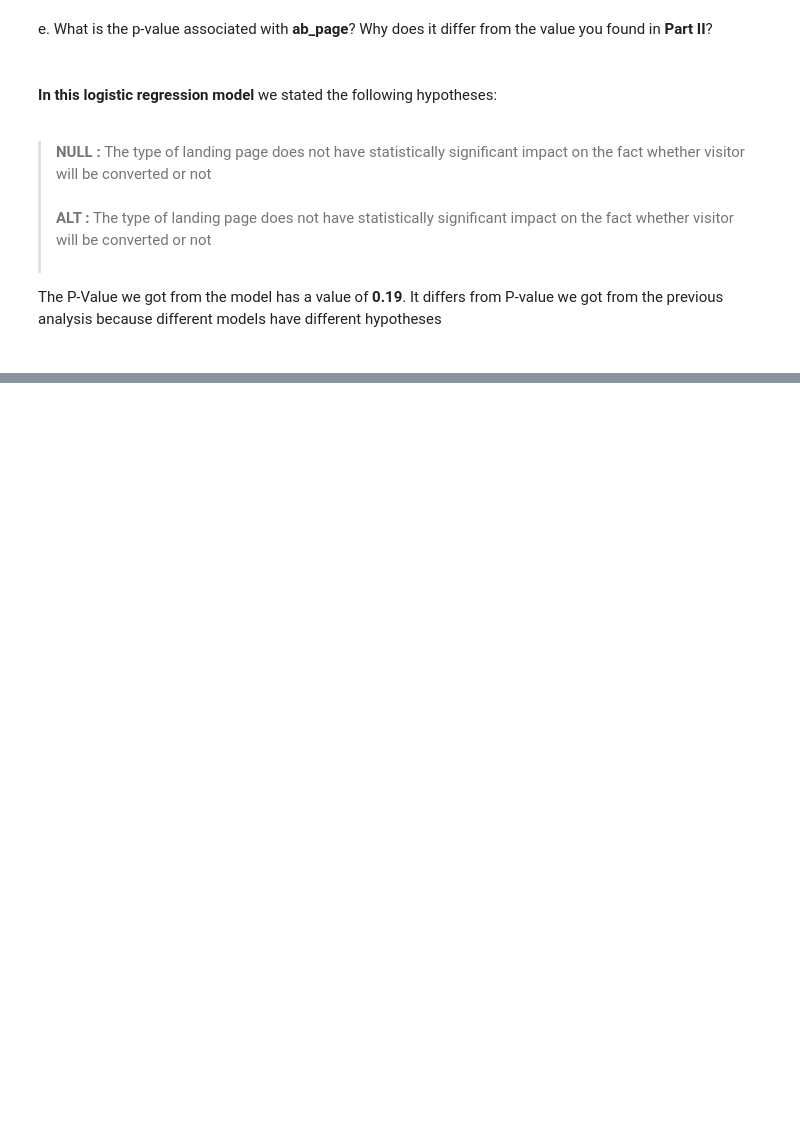
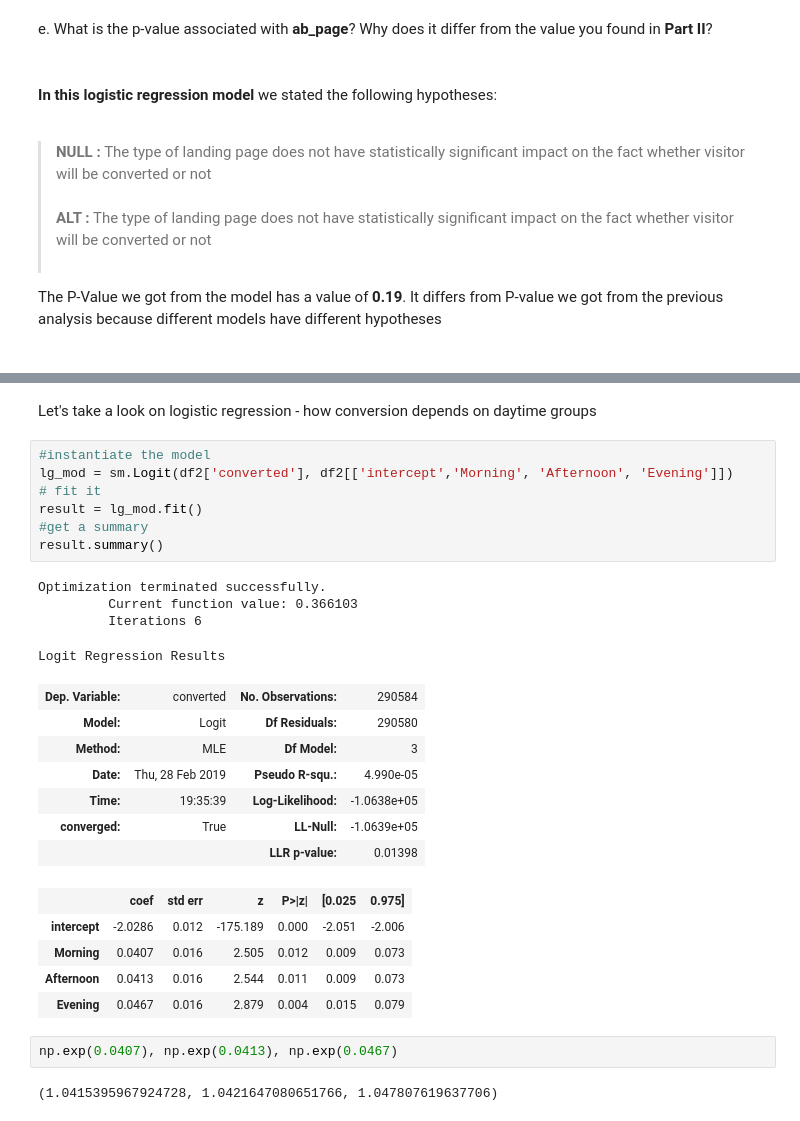
Before and after one commit to Alex-Romanenko/Analyze_ab_test_results, a Jupyter notebook: Analyze_ab_test_results.ipynb, the cells around one changed output, grey strips where cells are left out. Cells and saved outputs as stored; diff of their text form; blank space fills up the shorter version.

```diff
--- a/Analyze_ab_test_results.ipynb
+++ b/Analyze_ab_test_results.ipynb
@@ -396,0 +467,30 @@ The P-Value we got from the model has a value of **0.19**. It differs from P-val
+# %% [markdown]
+Let's take a look on logistic regression  - how conversion depends on daytime groups <br>
+# %%
+#instantiate the model
+lg_mod = sm.Logit(df2['converted'], df2[['intercept','Morning', 'Afternoon', 'Evening']])
+# fit it
+result = lg_mod.fit()
+#get a summary
+result.summary()
+# %% [output]
+Optimization terminated successfully.
+         Current function value: 0.366103
+         Iterations 6
+Logit Regression Results
+| Dep. Variable: | converted | No. Observations: | 290584 |
+| Model: | Logit | Df Residuals: | 290580 |
+| Method: | MLE | Df Model: | 3 |
+| Date: | Thu, 28 Feb 2019 | Pseudo R-squ.: | 4.990e-05 |
+| Time: | 19:35:39 | Log-Likelihood: | -1.0638e+05 |
+| converged: | True | LL-Null: | -1.0639e+05 |
+|  |  | LLR p-value: | 0.01398 |
+|  | coef | std err | z | P>|z| | [0.025 | 0.975] |
+| intercept | -2.0286 | 0.012 | -175.189 | 0.000 | -2.051 | -2.006 |
+| Morning | 0.0407 | 0.016 | 2.505 | 0.012 | 0.009 | 0.073 |
+| Afternoon | 0.0413 | 0.016 | 2.544 | 0.011 | 0.009 | 0.073 |
+| Evening | 0.0467 | 0.016 | 2.879 | 0.004 | 0.015 | 0.079 |
+# %%
+np.exp(0.0407), np.exp(0.0413), np.exp(0.0467)
+# %% [output]
+(1.0415395967924728, 1.0421647080651766, 1.047807619637706)
```
Also changed, not shown: parts of 16 cells of this notebook.
